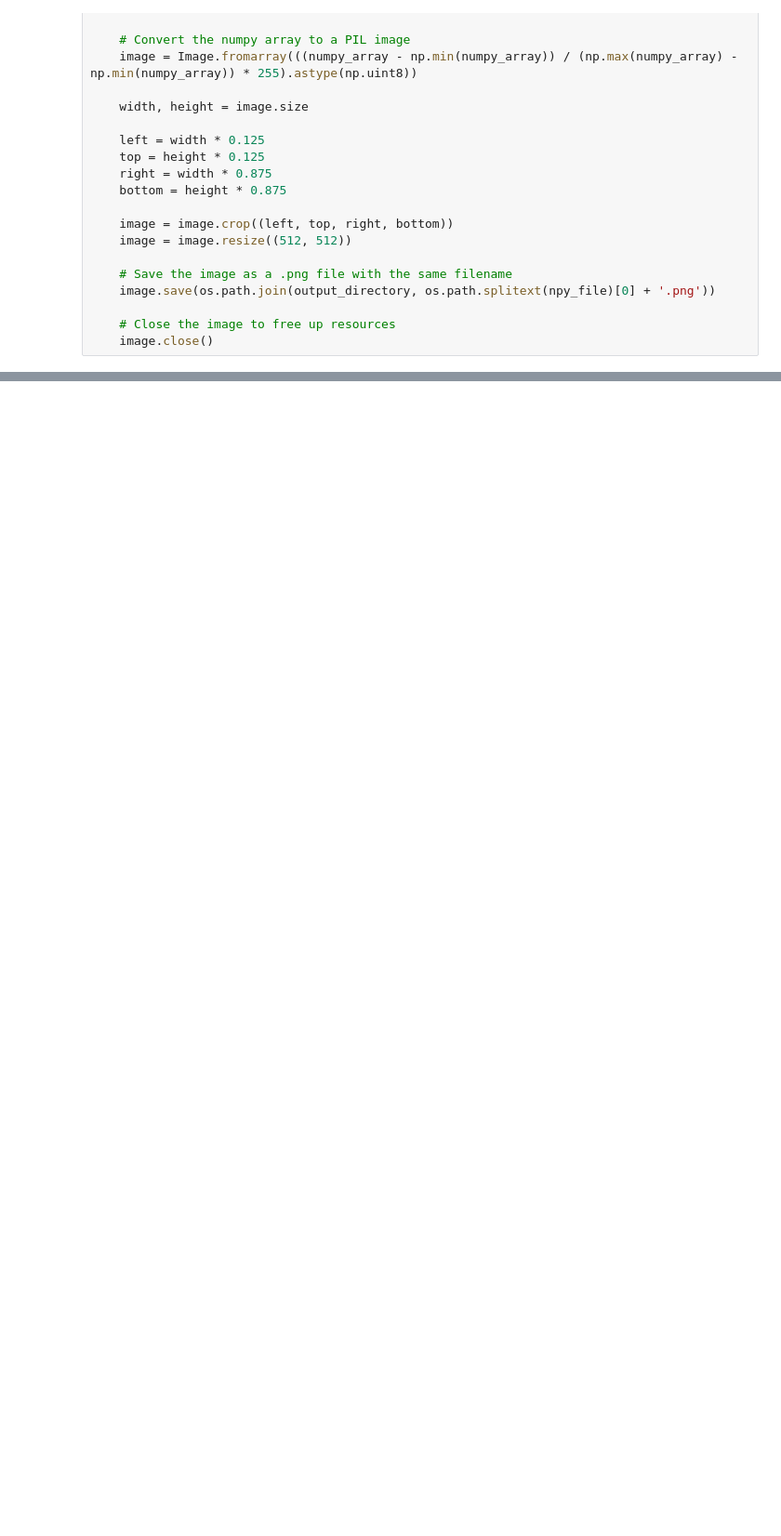
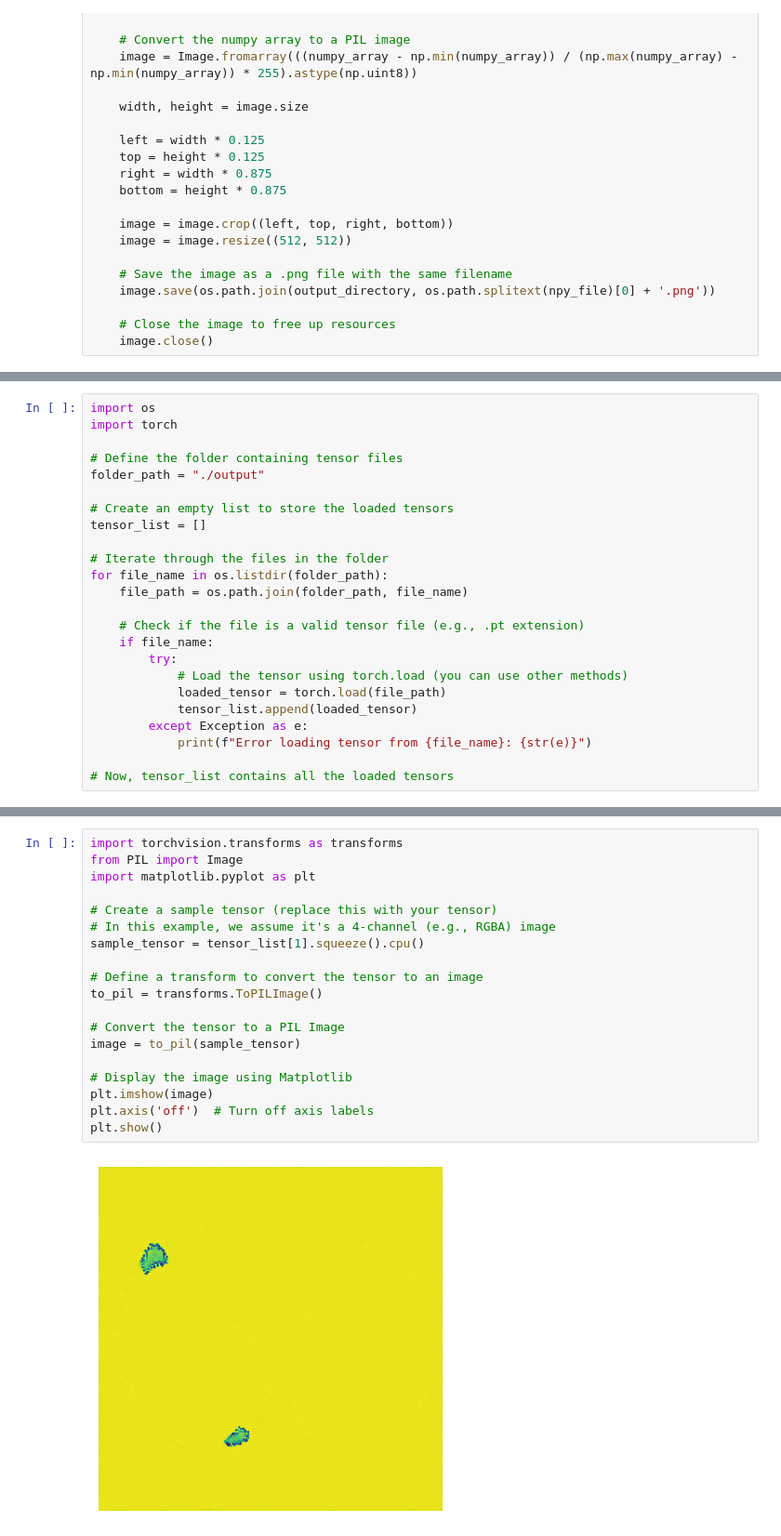
Before and after one commit to wadud6065/Diffusion-based-segmentation, a Jupyter notebook: train.ipynb, the cells around one changed output, grey strips where cells are left out. Shown at 93% size. Saved outputs shown, nothing was run; the diff lists cells and outputs as text; blank space fills up the shorter version.

```diff
--- a/train.ipynb
+++ b/train.ipynb
@@ -183,3 +111,27 @@ image = Image.fromarray(uint8_array)
 
 # Display the image
 image.show()
+# %%
+import os
+import torch
+
+# Define the folder containing tensor files
+folder_path = "./output"
+
+# Create an empty list to store the loaded tensors
+tensor_list = []
+
+# Iterate through the files in the folder
+for file_name in os.listdir(folder_path):
+    file_path = os.path.join(folder_path, file_name)
+
+    # Check if the file is a valid tensor file (e.g., .pt extension)
+    if file_name:
+        try:
+            # Load the tensor using torch.load (you can use other methods)
+            loaded_tensor = torch.load(file_path)
+            tensor_list.append(loaded_tensor)
+        except Exception as e:
+            print(f"Error loading tensor from {file_name}: {str(e)}")
+
+# Now, tensor_list contains all the loaded tensors
@@ -185,0 +173,21 @@ image.show()
+# %%
+import torchvision.transforms as transforms
+from PIL import Image
+import matplotlib.pyplot as plt
+
+# Create a sample tensor (replace this with your tensor)
+# In this example, we assume it's a 4-channel (e.g., RGBA) image
+sample_tensor = tensor_list[1].squeeze().cpu()
+
+# Define a transform to convert the tensor to an image
+to_pil = transforms.ToPILImage()
+
+# Convert the tensor to a PIL Image
+image = to_pil(sample_tensor)
+
+# Display the image using Matplotlib
+plt.imshow(image)
+plt.axis('off')  # Turn off axis labels
+plt.show()
+# %% [output]
+[figure, added]
```
Also changed, not shown: parts of 12 cells of this notebook, 5 other files.
